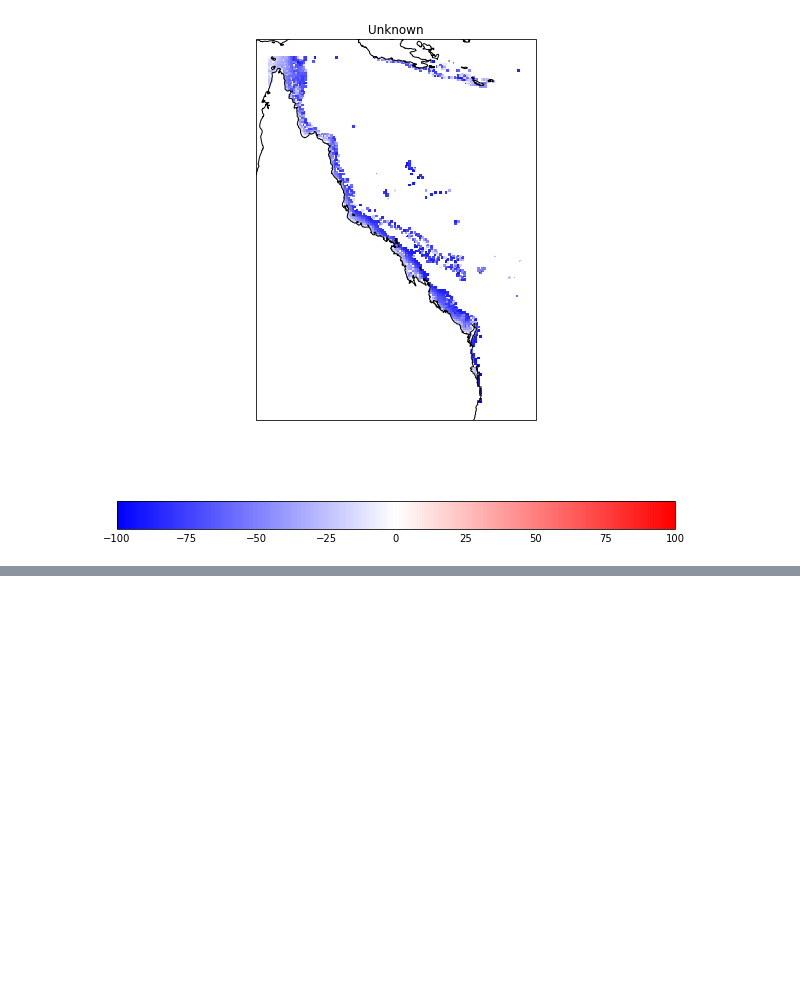
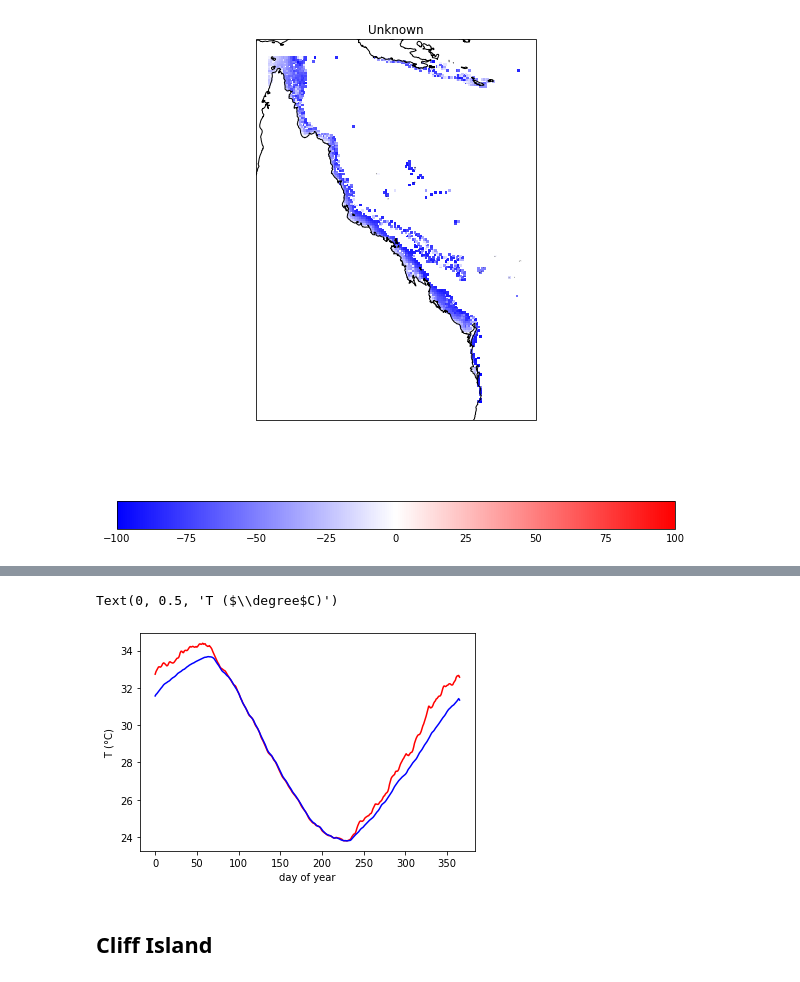
Before and after one commit to PaulHalloran/Jupiter_notebooks_halloran, a Jupyter notebook: GBR_lowest10%_spots.ipynb, the cells around one changed output, grey strips where cells are left out. Drawn from its saved outputs; the diff is of its cells as text; code cells hidden in the pictures; blank space fills up the shorter version.

```diff
--- a/GBR_lowest10%_spots.ipynb
+++ b/GBR_lowest10%_spots.ipynb
@@ -215,0 +352,19 @@ plt.gca().coastlines('10m')
+# %%
+#extract_region(cube,lon_west,lon_east,lat_south,lat_north)
+lon_west,lon_east,lat_south,lat_north = 145.0,145.5,-15,-14.3
+surface_temp_south_cm = area_avg(extract_region(surface_temp_cube,lon_west,lon_east,lat_south,lat_north))
+bottom_temp_south_cm = area_avg(extract_region(bottom_temp_cube,lon_west,lon_east,lat_south,lat_north))
+
+start_year,end_year = 1985,2015
+surface_temp_south_cm = annual_cycle(extract_year_range_inclusive(surface_temp_south_cm,start_year,end_year))
+bottom_temp_south_cm = annual_cycle(extract_year_range_inclusive(bottom_temp_south_cm,start_year,end_year))
+# %%
+plt.plot(surface_temp_south_cm.data,'r')
+plt.plot(bottom_temp_south_cm.data,'b')
+plt.xlabel('day of year')
+plt.ylabel('T ($\degree$C)')
+# %% [output]
+Text(0, 0.5, 'T ($\\degree$C)')
+[figure, added]
+# %% [markdown]
+## Cliff Island
```
Also changed, not shown: parts of 22 cells of this notebook.
